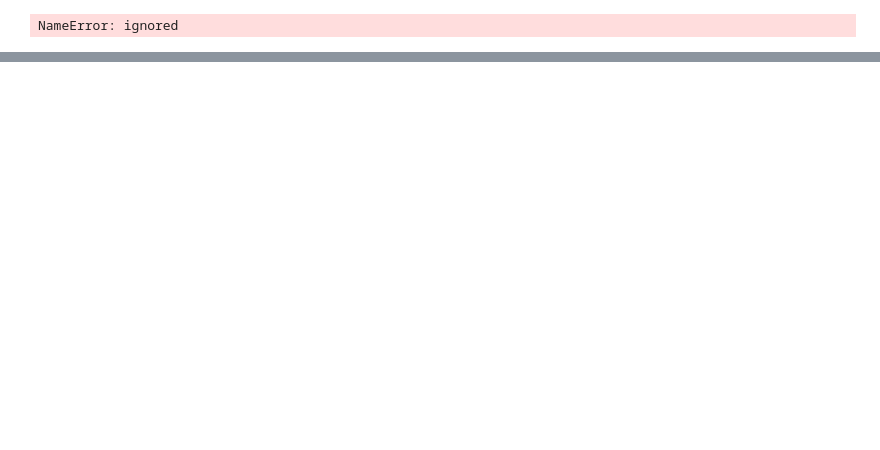
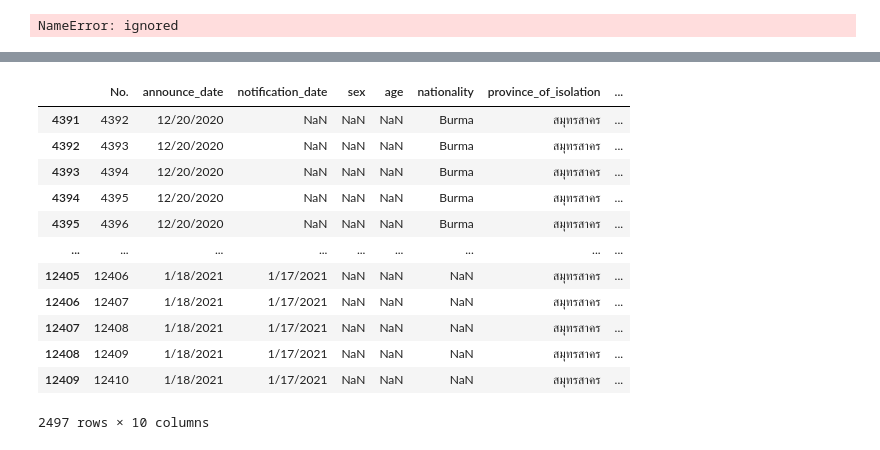
Before and after one commit to siwakornnn/data_viz, a Jupyter notebook: Pandas102.ipynb, the cells around one changed output, grey strips where cells are left out. Drawn from its saved outputs; the diff is of its cells as text; code cells hidden in the pictures; blank space fills up the shorter version.

```diff
--- a/Pandas102.ipynb
+++ b/Pandas102.ipynb
@@ -217,0 +235,20 @@ full_table3.head()
+# %%
+new_table = []
+for i in data_covid.iloc[:,3].isnull():
+    new_table.append(i)
+sex_null = data_covid[new_table]
+sex_null
+# %% [output]
+|  | No. | announce_date | notification_date | sex | age | nationality | province_of_isolation | ... |
+| 4391 | 4392 | 12/20/2020 | NaN | NaN | NaN | Burma | สมุทรสาคร | ... |
+| 4392 | 4393 | 12/20/2020 | NaN | NaN | NaN | Burma | สมุทรสาคร | ... |
+| 4393 | 4394 | 12/20/2020 | NaN | NaN | NaN | Burma | สมุทรสาคร | ... |
+| 4394 | 4395 | 12/20/2020 | NaN | NaN | NaN | Burma | สมุทรสาคร | ... |
+| 4395 | 4396 | 12/20/2020 | NaN | NaN | NaN | Burma | สมุทรสาคร | ... |
+| ... | ... | ... | ... | ... | ... | ... | ... | ... |
+| 12405 | 12406 | 1/18/2021 | 1/17/2021 | NaN | NaN | NaN | สมุทรสาคร | ... |
+| 12406 | 12407 | 1/18/2021 | 1/17/2021 | NaN | NaN | NaN | สมุทรสาคร | ... |
+| 12407 | 12408 | 1/18/2021 | 1/17/2021 | NaN | NaN | NaN | สมุทรสาคร | ... |
+| 12408 | 12409 | 1/18/2021 | 1/17/2021 | NaN | NaN | NaN | สมุทรสาคร | ... |
+| 12409 | 12410 | 1/18/2021 | 1/17/2021 | NaN | NaN | NaN | สมุทรสาคร | ... |
+2497 rows × 10 columns
```
Also changed, not shown: parts of 4 cells of this notebook.
